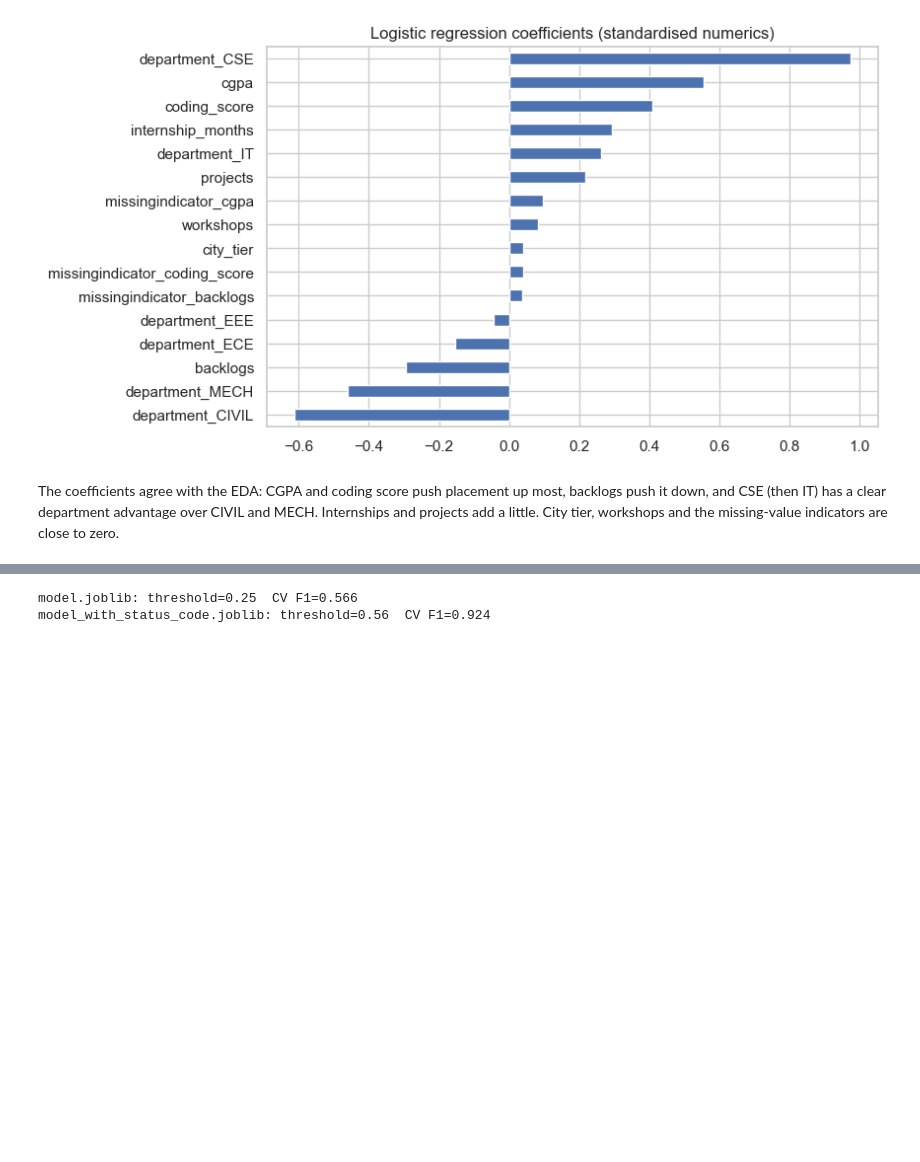
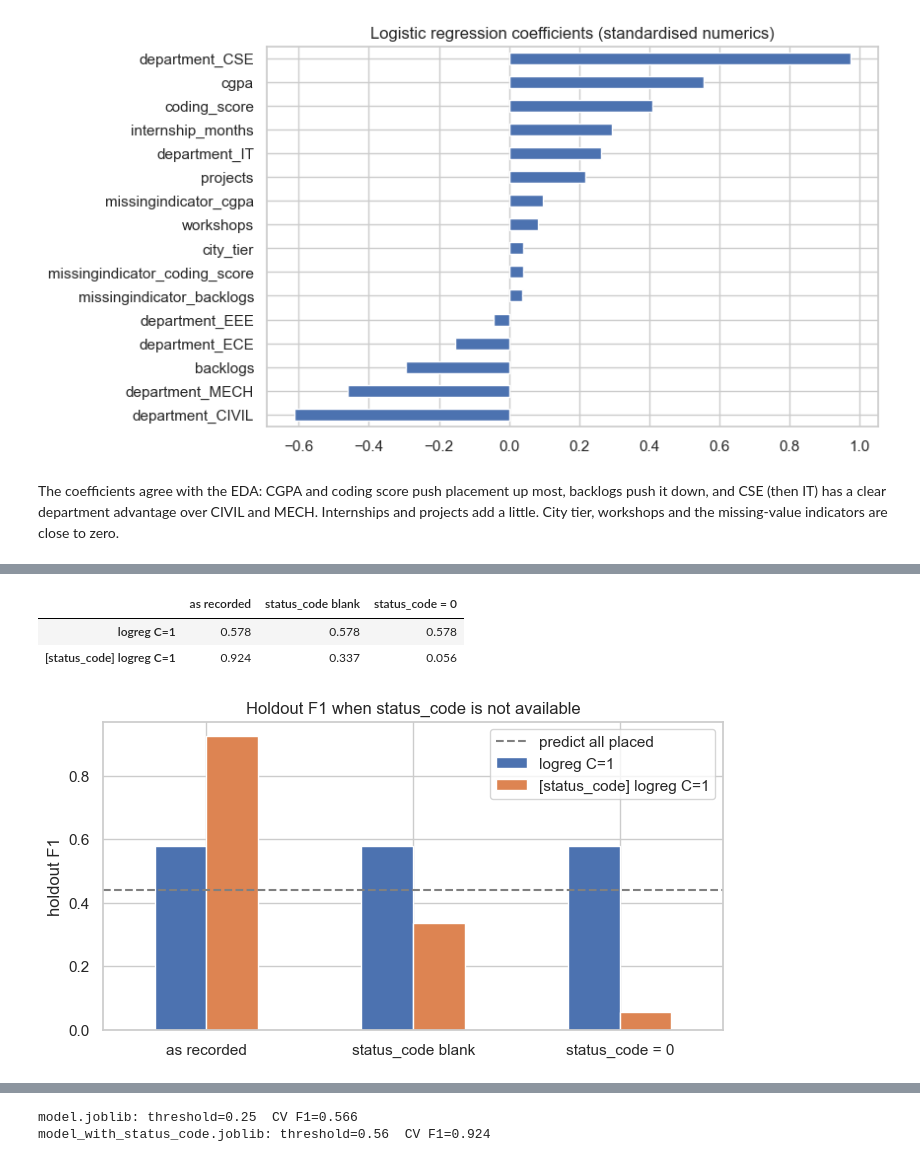
Before and after one commit to Pranov123/pranov_goML_submission, a Jupyter notebook: placement/analysis.ipynb, the cells around one changed output, grey strips where cells are left out. Cells and saved outputs as stored; diff of their text form; code cells hidden in the pictures; blank space fills up the shorter version.

Commit message:
Add status_code stress test: leaky model collapses when the field is unavailable

```diff
--- a/placement/analysis.ipynb
+++ b/placement/analysis.ipynb
@@ -458,0 +462,23 @@ The coefficients agree with the EDA: CGPA and coding score push placement up mos
+# %%
+Xtr, ytr = X_all.iloc[idx_tr], y[idx_tr]
+Xte, yte = X_all.iloc[idx_te], y[idx_te]
+scenarios = {
+    "as recorded": Xte,
+    "status_code blank": Xte.assign(status_code=np.nan),
+    "status_code = 0": Xte.assign(status_code=0.0),
+}
+stress = {}
+for name in ["logreg C=1", "[status_code] logreg C=1"]:
+    fitted = clone(candidates[name][0]).fit(Xtr, ytr)
+    t = rows[name]["threshold"]
+    stress[name] = {s: f1_score(yte, fitted.predict_proba(Xs)[:, 1] >= t) for s, Xs in scenarios.items()}
+stress = pd.DataFrame(stress).T
+ax = stress.T.plot.bar(figsize=(8, 4), rot=0)
+ax.axhline(2 * y.mean() / (1 + y.mean()), ls="--", c="grey", label="predict all placed")
+ax.set_ylabel("holdout F1"); ax.legend(); ax.set_title("Holdout F1 when status_code is not available")
+stress.round(3)
+# %% [output]
+|  | as recorded | status_code blank | status_code = 0 |
+| logreg C=1 | 0.578 | 0.578 | 0.578 |
+| [status_code] logreg C=1 | 0.924 | 0.337 | 0.056 |
+[figure, added]
```
Also changed, not shown: parts of 7 cells of this notebook.
